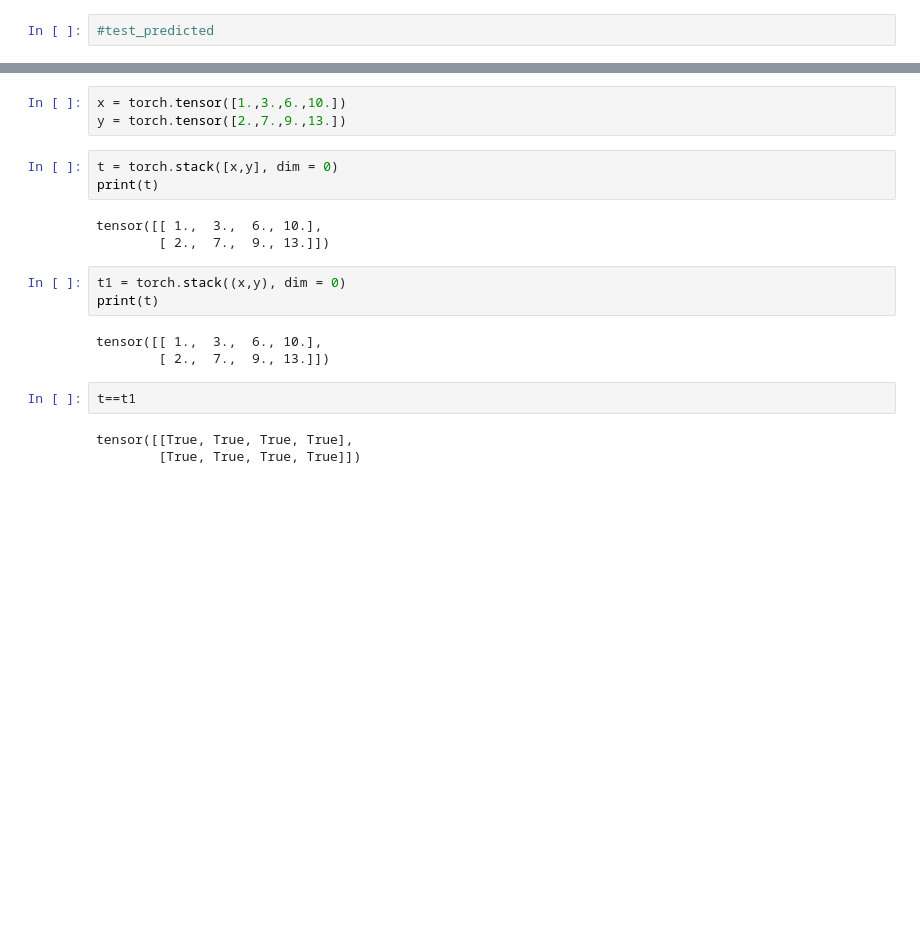
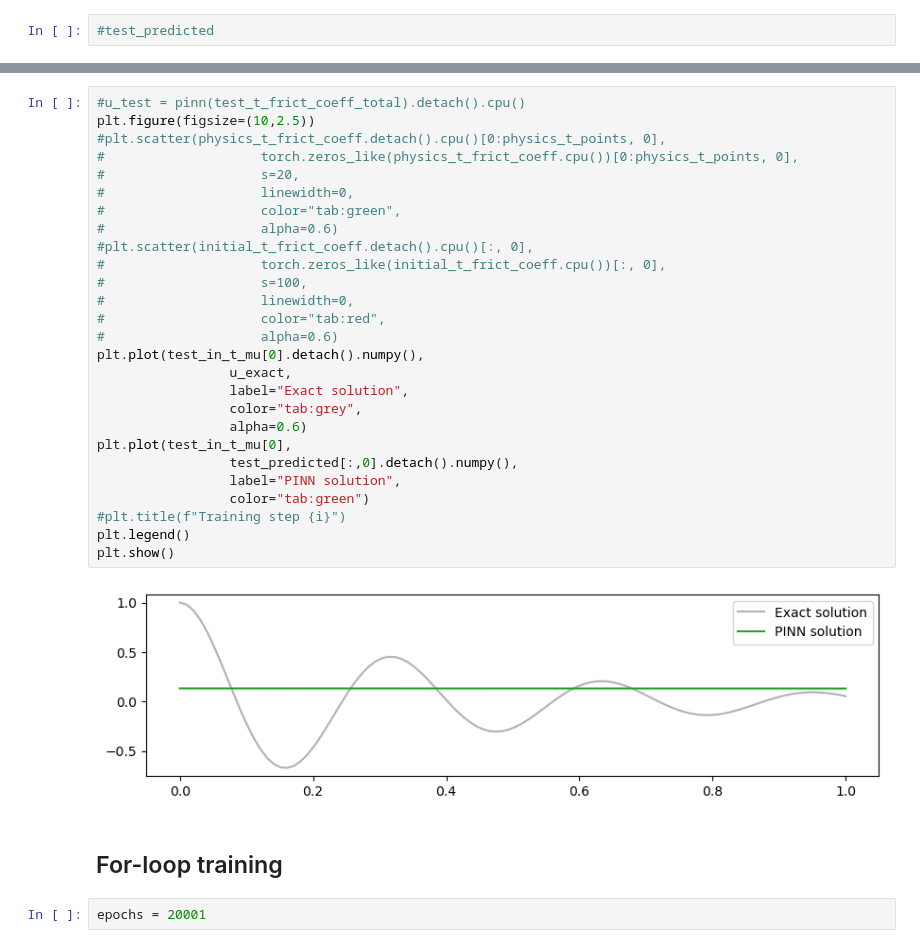
Before and after one commit to luiscssza/PINNS, a Jupyter notebook: BM/PINN_Pendulo_Luis_t_mu.ipynb, the cells around one changed output, grey strips where cells are left out. Saved outputs shown, nothing was run; the diff lists cells and outputs as text; blank space fills up the shorter version.

```diff
--- a/BM/PINN_Pendulo_Luis_t_mu.ipynb
+++ b/BM/PINN_Pendulo_Luis_t_mu.ipynb
@@ -340,20 +403,33 @@ plt.show()
-# %%
-x = torch.tensor([1.,3.,6.,10.])
-y = torch.tensor([2.,7.,9.,13.])
-# %%
-t = torch.stack([x,y], dim = 0)
-print(t)
-# %% [output]
-tensor([[ 1.,  3.,  6., 10.],
-        [ 2.,  7.,  9., 13.]])
-# %%
-t1 = torch.stack((x,y), dim = 0)
-print(t)
-# %% [output]
-tensor([[ 1.,  3.,  6., 10.],
-        [ 2.,  7.,  9., 13.]])
-# %%
-t==t1
-# %% [output]
-tensor([[True, True, True, True],
-        [True, True, True, True]])
+# %%
+#u_test = pinn(test_t_frict_coeff_total).detach().cpu()
+plt.figure(figsize=(10,2.5))
+#plt.scatter(physics_t_frict_coeff.detach().cpu()[0:physics_t_points, 0],
+#                    torch.zeros_like(physics_t_frict_coeff.cpu())[0:physics_t_points, 0],
+#                    s=20,
+#                    linewidth=0,
+#                    color="tab:green",
+#                    alpha=0.6)
+#plt.scatter(initial_t_frict_coeff.detach().cpu()[:, 0],
+#                    torch.zeros_like(initial_t_frict_coeff.cpu())[:, 0],
+#                    s=100,
+#                    linewidth=0,
+#                    color="tab:red",
+#                    alpha=0.6)
+plt.plot(test_in_t_mu[0].detach().numpy(),
+                 u_exact,
+                 label="Exact solution",
+                 color="tab:grey",
+                 alpha=0.6)
+plt.plot(test_in_t_mu[0],
+                 test_predicted[:,0].detach().numpy(),
+                 label="PINN solution",
+                 color="tab:green")
+#plt.title(f"Training step {i}")
+plt.legend()
+plt.show()
+# %% [output]
+[figure, added]
+# %% [markdown]
+## For-loop training
+# %%
+epochs = 20001
```
Also changed, not shown: parts of 51 cells of this notebook, 1 other file.
